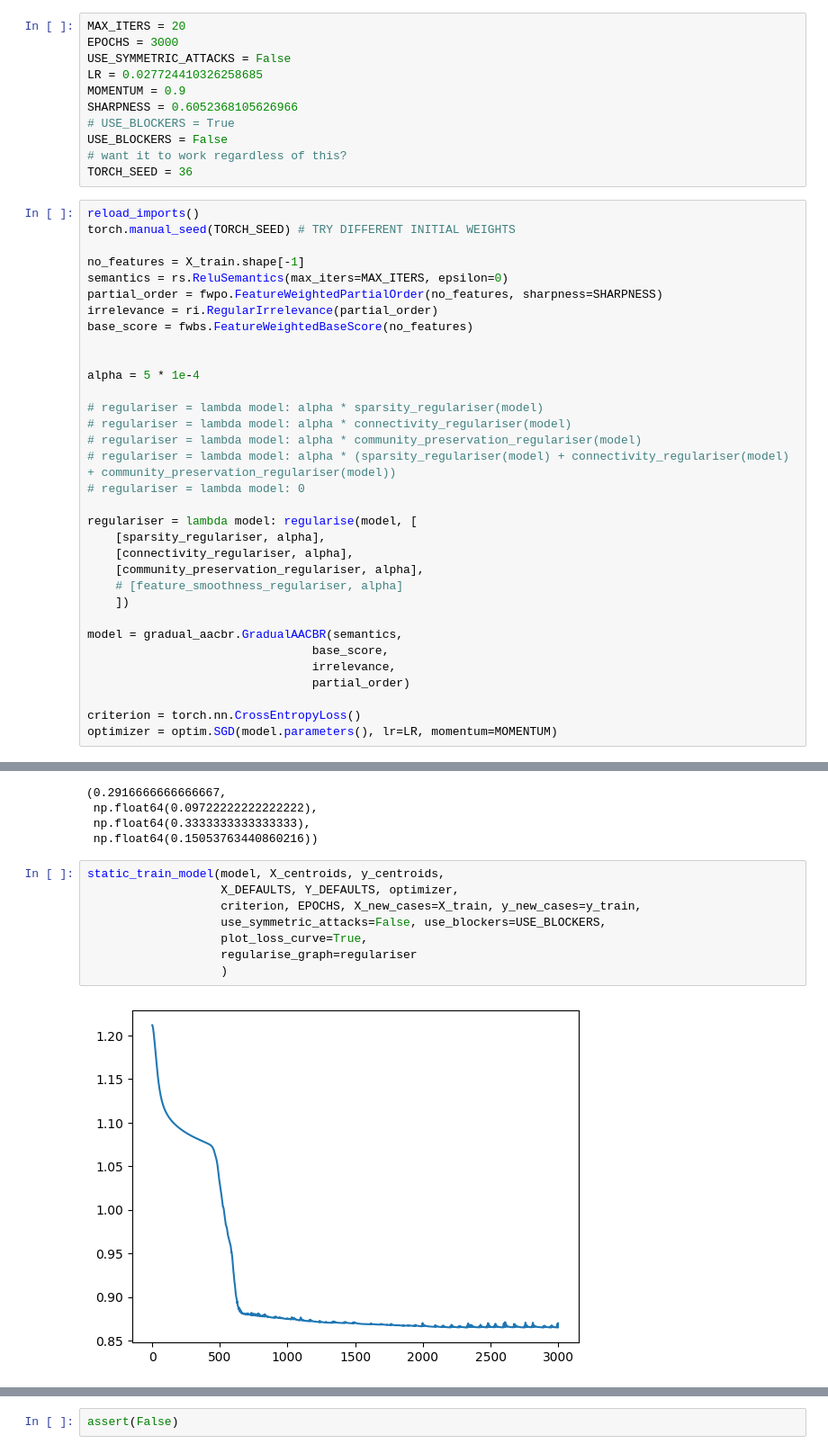
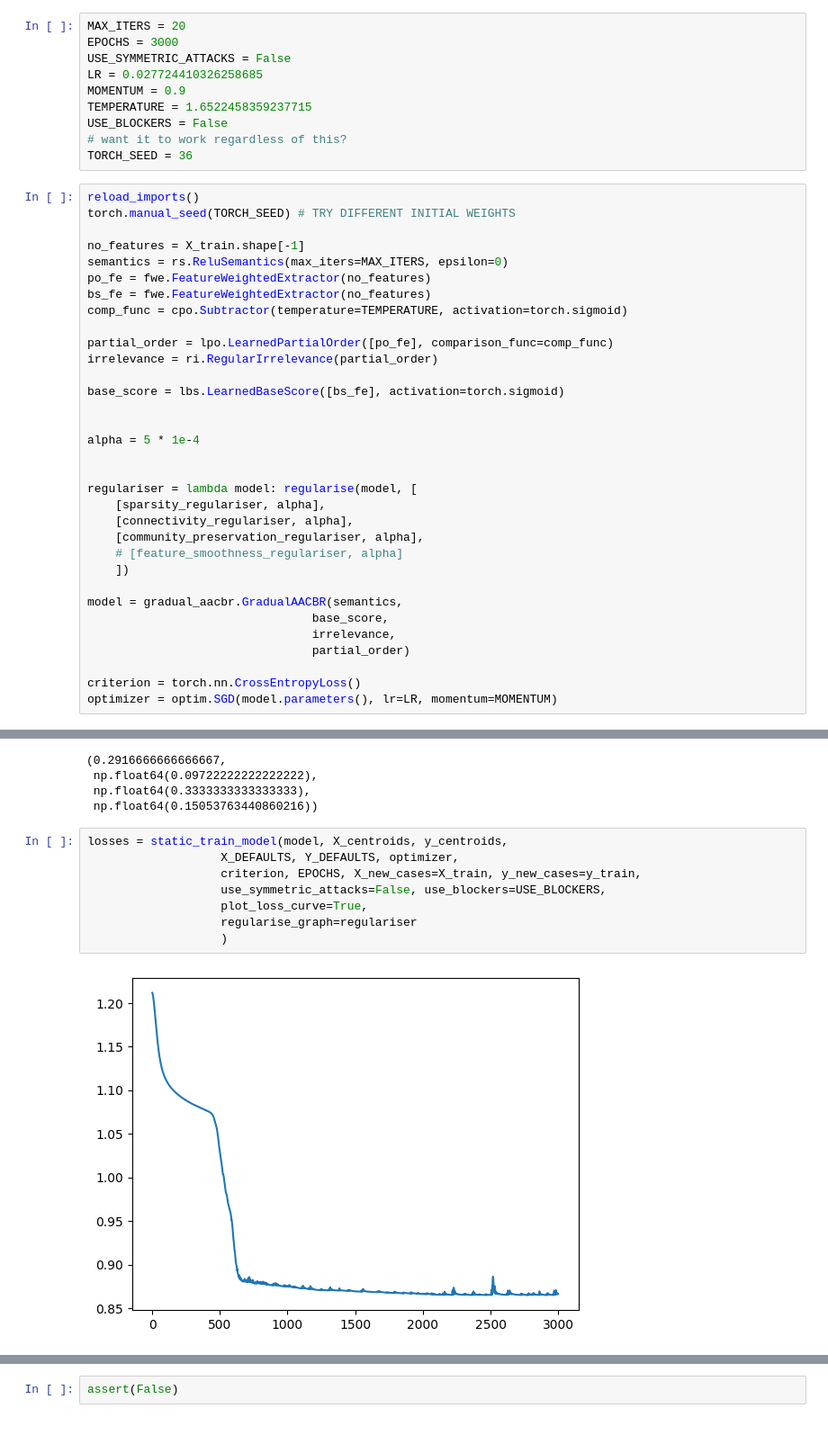
Before and after one commit to gretareitenbach/Deep-Arguing, a Jupyter notebook: examples/iris/gradual-aacbr-test-cluster_regularised.ipynb, the cells around one changed output, grey strips where cells are left out. Shown at 90% size. Cells and saved outputs as stored; diff of their text form.

```diff
--- a/examples/iris/gradual-aacbr-test-cluster_regularised.ipynb
+++ b/examples/iris/gradual-aacbr-test-cluster_regularised.ipynb
@@ -131,8 +135,7 @@ EPOCHS = 3000
 USE_SYMMETRIC_ATTACKS = False
 LR = 0.027724410326258685
 MOMENTUM = 0.9
-SHARPNESS = 0.6052368105626966
-# USE_BLOCKERS = True
+TEMPERATURE = 1.6522458359237715
 USE_BLOCKERS = False
 # want it to work regardless of this?
 TORCH_SEED = 36
@@ -142,18 +145,18 @@ torch.manual_seed(TORCH_SEED) # TRY DIFFERENT INITIAL WEIGHTS
 
 no_features = X_train.shape[-1]
 semantics = rs.ReluSemantics(max_iters=MAX_ITERS, epsilon=0)
-partial_order = fwpo.FeatureWeightedPartialOrder(no_features, sharpness=SHARPNESS)
+po_fe = fwe.FeatureWeightedExtractor(no_features)
+bs_fe = fwe.FeatureWeightedExtractor(no_features)
+comp_func = cpo.Subtractor(temperature=TEMPERATURE, activation=torch.sigmoid)
+
+partial_order = lpo.LearnedPartialOrder([po_fe], comparison_func=comp_func)
 irrelevance = ri.RegularIrrelevance(partial_order)
-base_score = fwbs.FeatureWeightedBaseScore(no_features)
+
+base_score = lbs.LearnedBaseScore([bs_fe], activation=torch.sigmoid)
 
 
 alpha = 5 * 1e-4
 
-# regulariser = lambda model: alpha * sparsity_regulariser(model)
-# regulariser = lambda model: alpha * connectivity_regulariser(model)
-# regulariser = lambda model: alpha * community_preservation_regulariser(model)
-# regulariser = lambda model: alpha * (sparsity_regulariser(model) + connectivity_regulariser(model) + community_preservation_regulariser(model))
-# regulariser = lambda model: 0
 
 regulariser = lambda model: regularise(model, [
     [sparsity_regulariser, alpha],
@@ -184,15 +187,15 @@ Accuracy, Precision, Recall, F1
  np.float64(0.3333333333333333),
  np.float64(0.15053763440860216))
 # %%
-static_train_model(model, X_centroids, y_centroids,
+losses = static_train_model(model, X_centroids, y_centroids,
                    X_DEFAULTS, Y_DEFAULTS, optimizer,
                    criterion, EPOCHS, X_new_cases=X_train, y_new_cases=y_train,
                    use_symmetric_attacks=False, use_blockers=USE_BLOCKERS,
                    plot_loss_curve=True,
                    regularise_graph=regulariser
                    )
 # %% [output]
-[figure, old version]
+[figure, new version]
 # %%
 reload_imports()
 with torch.no_grad():
```
Also changed, not shown: parts of 11 cells of this notebook, 34 other files.
